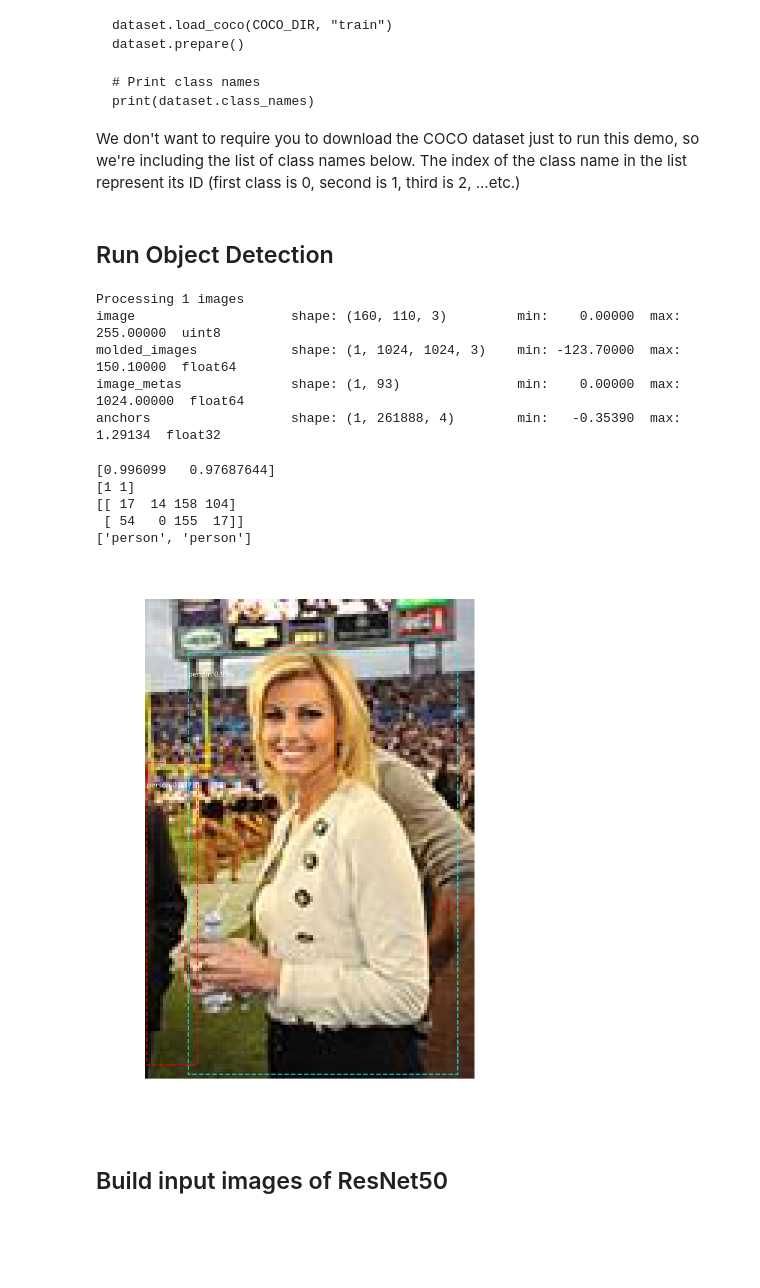
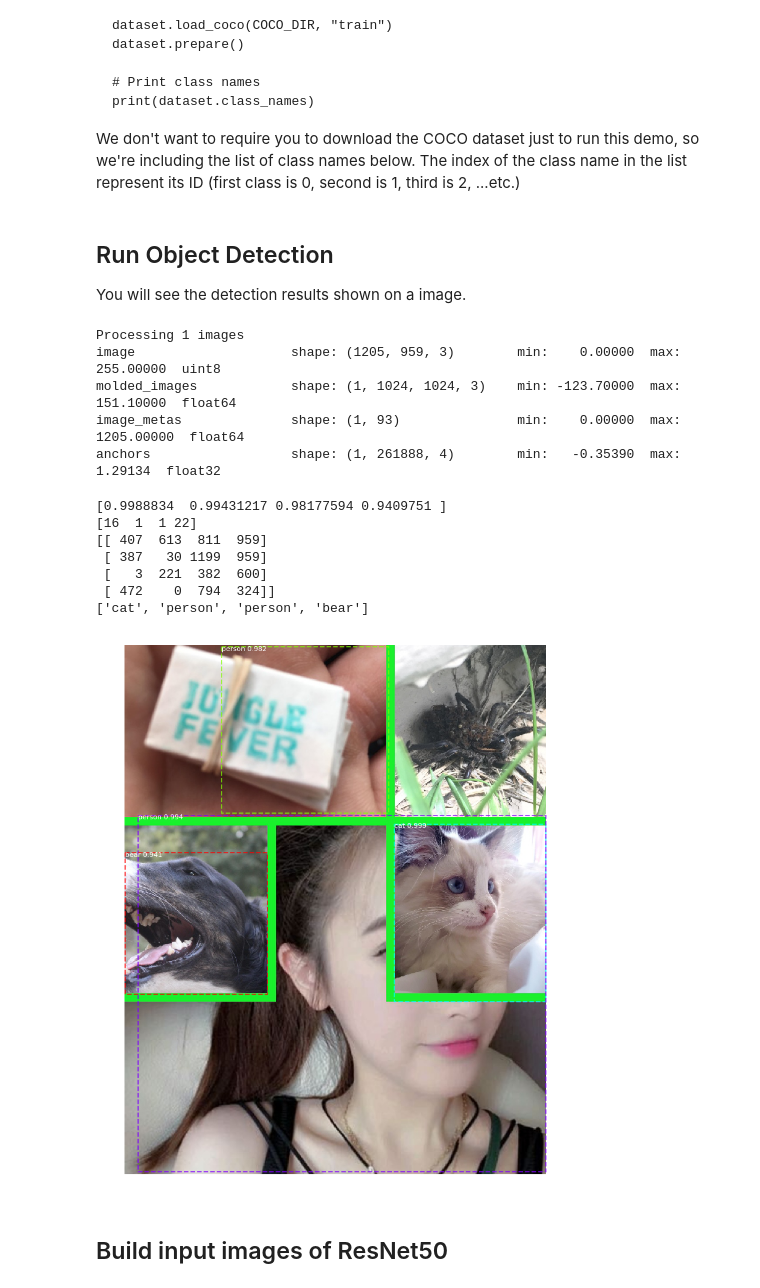
Before and after one commit to TDteach/Mask_RCNN, a Jupyter notebook: samples/demo.ipynb, the cells around one changed output. Drawn from its saved outputs; the diff is of its cells as text; code cells hidden in the pictures; blank space fills up the shorter version.

```diff
--- a/samples/demo.ipynb
+++ b/samples/demo.ipynb
@@ -125,39 +125,42 @@ class_names = ['BG', 'person', 'bicycle', 'car', 'motorcycle', 'airplane',
                'keyboard', 'cell phone', 'microwave', 'oven', 'toaster',
                'sink', 'refrigerator', 'book', 'clock', 'vase', 'scissors',
                'teddy bear', 'hair drier', 'toothbrush']
-# %% [markdown]
-## Run Object Detection
+# %% [markdown]
+## Run Object Detection
+You will see the detection results shown on a image.
 # %%
 # Load a random image from the images folder
 # file_names = next(os.walk(IMAGE_DIR))[2]
 #image = skimage.io.imread(os.path.join(IMAGE_DIR, file_names[3]))
-image = skimage.io.imread(os.path.join(IMAGE_DIR, '151.jpg'))
+image = skimage.io.imread(os.path.join(IMAGE_DIR, '6717.jpeg'))
 
 # Run detection
 results = model.detect([image], verbose=1)
 
 # Visualize results
 r = results[0]
 #print(r)
 #print(r['masks'].shape)
 print(results[0]['scores'])
 print(results[0]['class_ids'])
 print(results[0]['rois'])
 print([class_names[k] for k in results[0]['class_ids']])
 visualize.display_instances(image, r['rois'], r['masks'], r['class_ids'],
                             class_names, r['scores'])
 # %% [output]
 Processing 1 images
-image                    shape: (160, 110, 3)         min:    0.00000  max:  255.00000  uint8
-molded_images            shape: (1, 1024, 1024, 3)    min: -123.70000  max:  150.10000  float64
-image_metas              shape: (1, 93)               min:    0.00000  max: 1024.00000  float64
+image                    shape: (1205, 959, 3)        min:    0.00000  max:  255.00000  uint8
+molded_images            shape: (1, 1024, 1024, 3)    min: -123.70000  max:  151.10000  float64
+image_metas              shape: (1, 93)               min:    0.00000  max: 1205.00000  float64
 anchors                  shape: (1, 261888, 4)        min:   -0.35390  max:    1.29134  float32
-[0.996099   0.97687644]
-[1 1]
-[[ 17  14 158 104]
- [ 54   0 155  17]]
-['person', 'person']
+[0.9988834  0.99431217 0.98177594 0.9409751 ]
+[16  1  1 22]
+[[ 407  613  811  959]
+ [ 387   30 1199  959]
+ [   3  221  382  600]
+ [ 472    0  794  324]]
+['cat', 'person', 'person', 'bear']
-[figure, old version]
+[figure, new version]
 # %% [markdown]
 ## Build input images of ResNet50
 # %%
```
Also changed, not shown: parts of 6 cells of this notebook.
